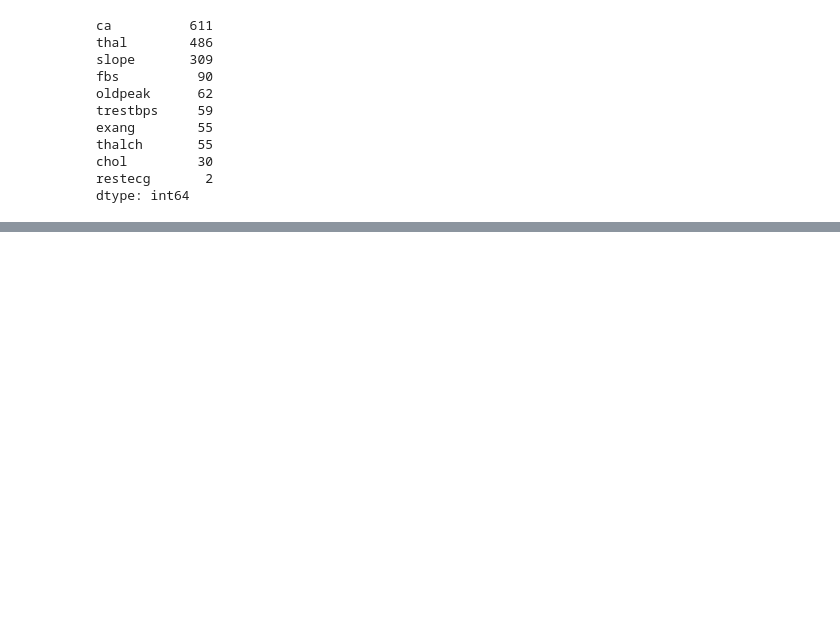
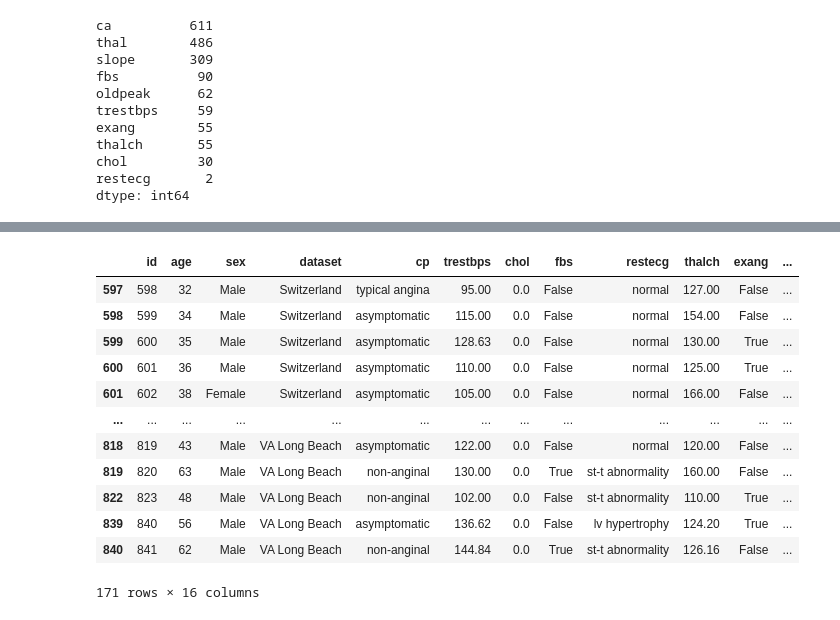
Before and after one commit to summaiyazafar/Learning, a Jupyter notebook: Practice/Python/Machine_Learning/Heart_Disease_DataSet/Heart_Disease_Project.ipynb, the cells around one changed output, grey strips where cells are left out. Cells and saved outputs as stored; diff of their text form; code cells hidden in the pictures; blank space fills up the shorter version.

```diff
--- a/Practice/Python/Machine_Learning/Heart_Disease_DataSet/Heart_Disease_Project.ipynb
+++ b/Practice/Python/Machine_Learning/Heart_Disease_DataSet/Heart_Disease_Project.ipynb
@@ -764,0 +708,23 @@ dtype: float64
+# %%
+# print the row from df where trestbps value is 0
+df[df['trestbps'] == 0]
+
+# remove this row from data
+df= df[df['trestbps'] != 0]
+# %%
+# print the row from df where chol is 0
+df[df['chol'] ==0]
+# %% [output]
+|  | id | age | sex | dataset | cp | trestbps | chol | fbs | restecg | thalch | exang | ... |
+| 597 | 598 | 32 | Male | Switzerland | typical angina | 95.00 | 0.0 | False | normal | 127.00 | False | ... |
+| 598 | 599 | 34 | Male | Switzerland | asymptomatic | 115.00 | 0.0 | False | normal | 154.00 | False | ... |
+| 599 | 600 | 35 | Male | Switzerland | asymptomatic | 128.63 | 0.0 | False | normal | 130.00 | True | ... |
+| 600 | 601 | 36 | Male | Switzerland | asymptomatic | 110.00 | 0.0 | False | normal | 125.00 | True | ... |
+| 601 | 602 | 38 | Female | Switzerland | asymptomatic | 105.00 | 0.0 | False | normal | 166.00 | False | ... |
+| ... | ... | ... | ... | ... | ... | ... | ... | ... | ... | ... | ... | ... |
+| 818 | 819 | 43 | Male | VA Long Beach | asymptomatic | 122.00 | 0.0 | False | normal | 120.00 | False | ... |
+| 819 | 820 | 63 | Male | VA Long Beach | non-anginal | 130.00 | 0.0 | True | st-t abnormality | 160.00 | False | ... |
+| 822 | 823 | 48 | Male | VA Long Beach | non-anginal | 102.00 | 0.0 | False | st-t abnormality | 110.00 | True | ... |
+| 839 | 840 | 56 | Male | VA Long Beach | asymptomatic | 136.62 | 0.0 | False | lv hypertrophy | 124.20 | True | ... |
+| 840 | 841 | 62 | Male | VA Long Beach | non-anginal | 144.84 | 0.0 | True | st-t abnormality | 126.16 | False | ... |
+171 rows × 16 columns
```
Also changed, not shown: parts of 28 cells of this notebook, 1 other file.
